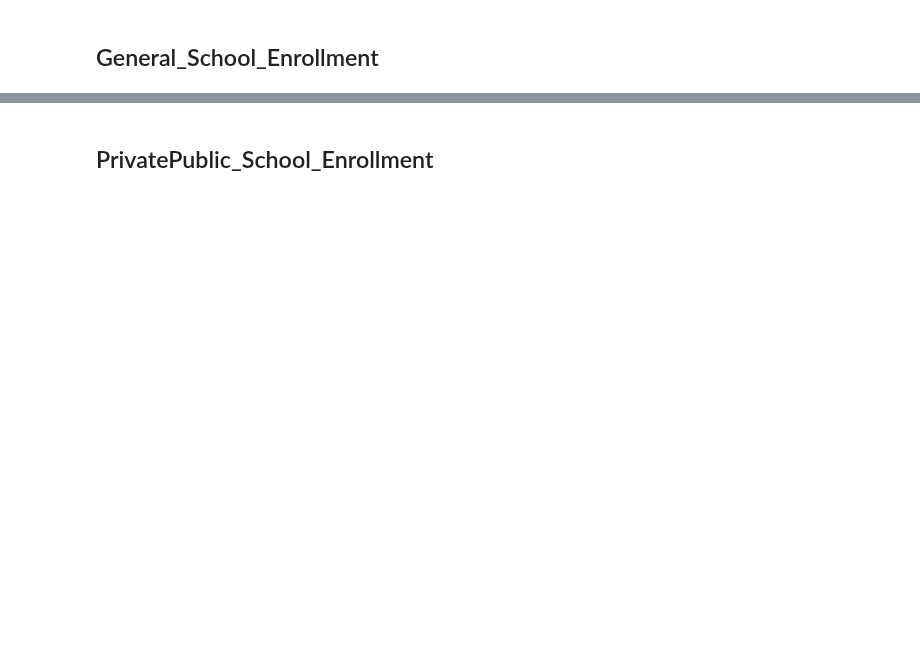
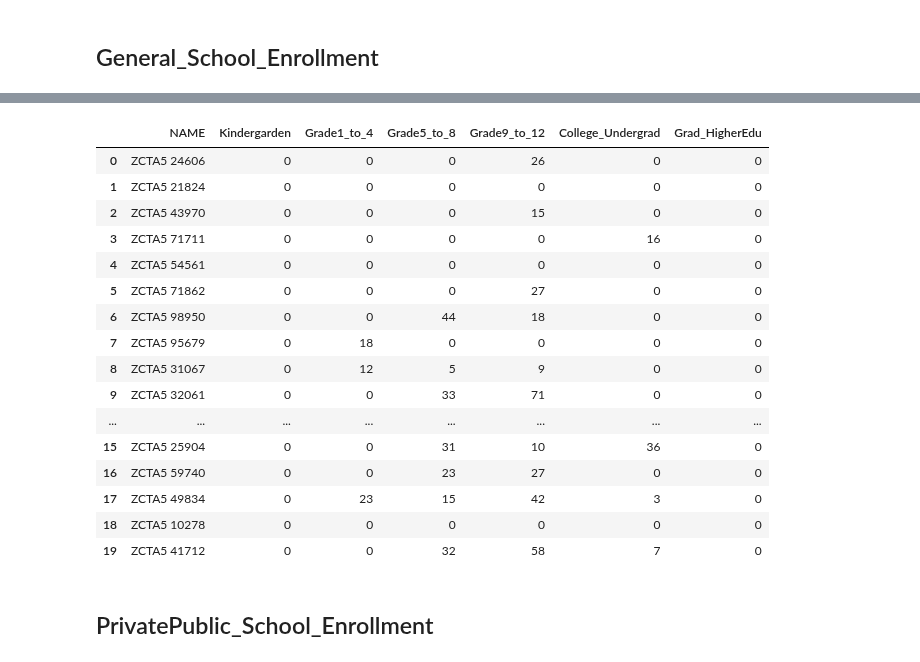
Before and after one commit to xindixu/US-demographic-analysis, a Jupyter notebook: primary-data/acs_2018_modeled.ipynb, the cells around one changed output, grey strips where cells are left out. Saved outputs shown, nothing was run; the diff lists cells and outputs as text; code cells hidden in the pictures; blank space fills up the shorter version.

```diff
--- a/primary-data/acs_2018_modeled.ipynb
+++ b/primary-data/acs_2018_modeled.ipynb
@@ -546,2 +685,26 @@ WARNING:apache_beam.io.gcp.bigquery_tools:Sleeping for 150 seconds before the wr
+# %%
+%%bigquery
+select *
+from acs_2018_modeled.General_School_Enrollment_Beam
+where NAME is not null
+limit 20
+# %% [output]
+|  | NAME | Kindergarden | Grade1_to_4 | Grade5_to_8 | Grade9_to_12 | College_Undergrad | Grad_HigherEdu |
+| 0 | ZCTA5 24606 | 0 | 0 | 0 | 26 | 0 | 0 |
+| 1 | ZCTA5 21824 | 0 | 0 | 0 | 0 | 0 | 0 |
+| 2 | ZCTA5 43970 | 0 | 0 | 0 | 15 | 0 | 0 |
+| 3 | ZCTA5 71711 | 0 | 0 | 0 | 0 | 16 | 0 |
+| 4 | ZCTA5 54561 | 0 | 0 | 0 | 0 | 0 | 0 |
+| 5 | ZCTA5 71862 | 0 | 0 | 0 | 27 | 0 | 0 |
+| 6 | ZCTA5 98950 | 0 | 0 | 44 | 18 | 0 | 0 |
+| 7 | ZCTA5 95679 | 0 | 18 | 0 | 0 | 0 | 0 |
+| 8 | ZCTA5 31067 | 0 | 12 | 5 | 9 | 0 | 0 |
+| 9 | ZCTA5 32061 | 0 | 0 | 33 | 71 | 0 | 0 |
+| ... | ... | ... | ... | ... | ... | ... | ... |
+| 15 | ZCTA5 25904 | 0 | 0 | 31 | 10 | 36 | 0 |
+| 16 | ZCTA5 59740 | 0 | 0 | 23 | 27 | 0 | 0 |
+| 17 | ZCTA5 49834 | 0 | 23 | 15 | 42 | 3 | 0 |
+| 18 | ZCTA5 10278 | 0 | 0 | 0 | 0 | 0 | 0 |
+| 19 | ZCTA5 41712 | 0 | 0 | 32 | 58 | 7 | 0 |
 # %% [markdown]
 ## PrivatePublic_School_Enrollment
```
Also changed, not shown: parts of 19 cells of this notebook, 10 other files.
